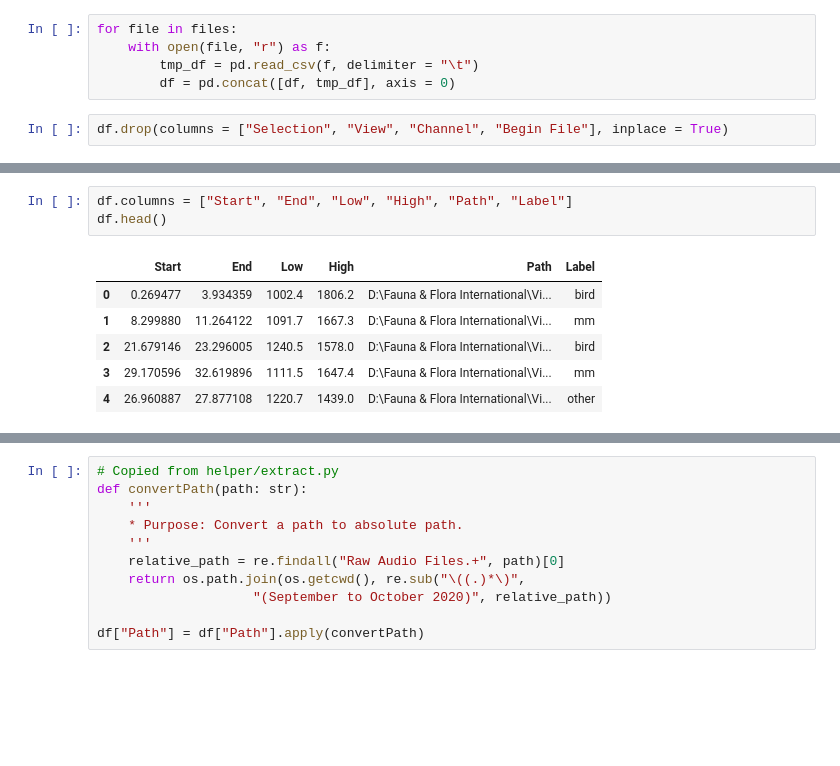
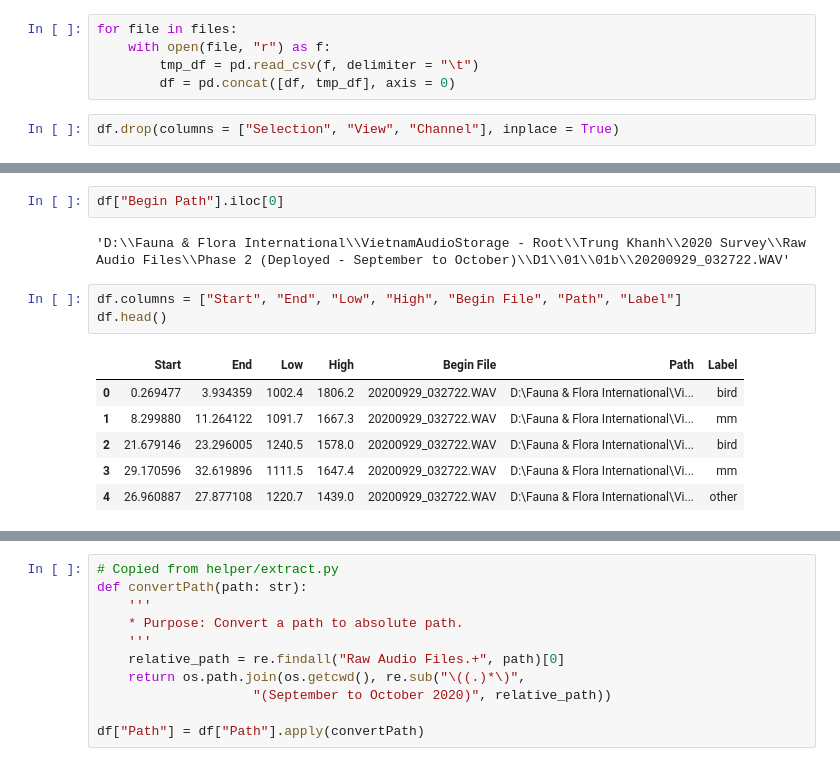
Before and after one commit to Juank060790/GibbonCallProjectFE, a Jupyter notebook: EDA.ipynb, the cells around one changed output, grey strips where cells are left out. Drawn from its saved outputs; the diff is of its cells as text; blank space fills up the shorter version.

```diff
--- a/EDA.ipynb
+++ b/EDA.ipynb
@@ -70,4 +70,4 @@ for file in files:
         tmp_df = pd.read_csv(f, delimiter = "\t")
         df = pd.concat([df, tmp_df], axis = 0)
 # %%
-df.drop(columns = ["Selection", "View", "Channel", "Begin File"], inplace = True)
+df.drop(columns = ["Selection", "View", "Channel"], inplace = True)
@@ -74,10 +89,14 @@ df.drop(columns = ["Selection", "View", "Channel", "Begin File"], inplace = True
+# %%
+df["Begin Path"].iloc[0]
+# %% [output]
+'D:\\Fauna & Flora International\\VietnamAudioStorage - Root\\Trung Khanh\\2020 Survey\\Raw Audio Files\\Phase 2 (Deployed - September to October)\\D1\\01\\01b\\20200929_032722.WAV'
 # %%
-df.columns = ["Start", "End", "Low", "High", "Path", "Label"]
+df.columns = ["Start", "End", "Low", "High", "Begin File", "Path", "Label"]
 df.head()
 # %% [output]
-|  | Start | End | Low | High | Path | Label |
-| 0 | 0.269477 | 3.934359 | 1002.4 | 1806.2 | D:\Fauna & Flora International\Vi... | bird |
-| 1 | 8.299880 | 11.264122 | 1091.7 | 1667.3 | D:\Fauna & Flora International\Vi... | mm |
-| 2 | 21.679146 | 23.296005 | 1240.5 | 1578.0 | D:\Fauna & Flora International\Vi... | bird |
-| 3 | 29.170596 | 32.619896 | 1111.5 | 1647.4 | D:\Fauna & Flora International\Vi... | mm |
-| 4 | 26.960887 | 27.877108 | 1220.7 | 1439.0 | D:\Fauna & Flora International\Vi... | other |
+|  | Start | End | Low | High | Begin File | Path | Label |
+| 0 | 0.269477 | 3.934359 | 1002.4 | 1806.2 | 20200929_032722.WAV | D:\Fauna & Flora International\Vi... | bird |
+| 1 | 8.299880 | 11.264122 | 1091.7 | 1667.3 | 20200929_032722.WAV | D:\Fauna & Flora International\Vi... | mm |
+| 2 | 21.679146 | 23.296005 | 1240.5 | 1578.0 | 20200929_032722.WAV | D:\Fauna & Flora International\Vi... | bird |
+| 3 | 29.170596 | 32.619896 | 1111.5 | 1647.4 | 20200929_032722.WAV | D:\Fauna & Flora International\Vi... | mm |
+| 4 | 26.960887 | 27.877108 | 1220.7 | 1439.0 | 20200929_032722.WAV | D:\Fauna & Flora International\Vi... | other |
```
Also changed, not shown: parts of 10 cells of this notebook, 6 other files.
